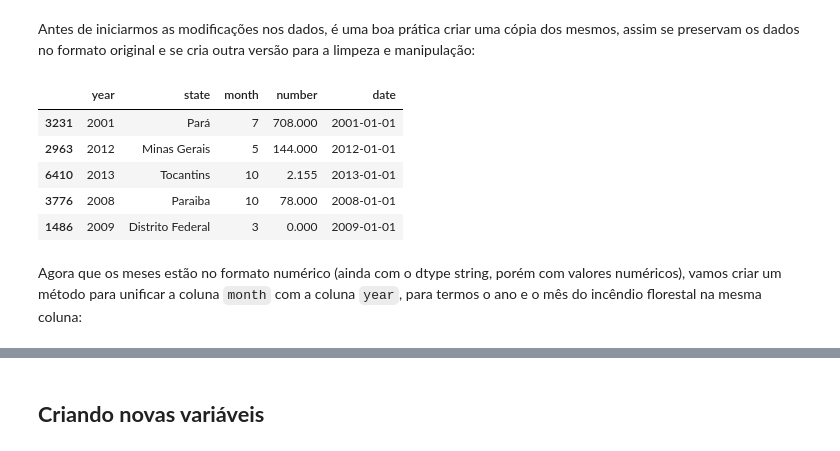
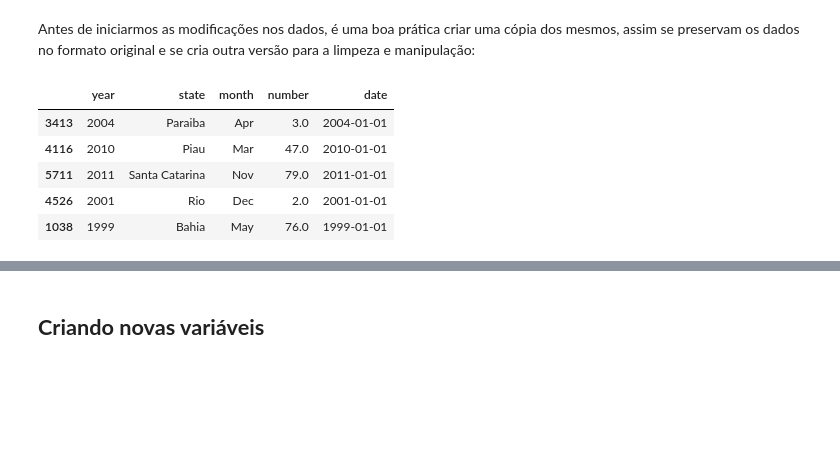
Before and after one commit to JoSEPHDev2022/Forest_Fires_Brazil, a Jupyter notebook: relatorio.ipynb, the cells around one changed output, grey strips where cells are left out. Drawn from its saved outputs; the diff is of its cells as text; code cells hidden in the pictures; blank space fills up the shorter version.

```diff
--- a/relatorio.ipynb
+++ b/relatorio.ipynb
@@ -180,27 +178,27 @@ Nessa etapa, iremos realizar todas as modificações e tratamentos que descrevem
 # %% [markdown]
 ## **Reformulando formato de data**:
 # %%
-def month_string_to_int(df: pd.DataFrame) -> pd.DataFrame:
+def month_translator(df: pd.DataFrame) -> pd.DataFrame:
     '''Essa função pega um Dataframe fornecido pelo usuário e altera
-    os valores dos meses de linhas de texto para números.
+    os valores dos meses de Português para Inglês.
 
     Utilizando uma função lambda, checamos cada string dos meses, onde cada
-    uma delas recebe um número equivalente ao mês do ano.
+    uma delas recebe o nome apropriado.
     '''
     df['month'] = df['month'].apply(
         lambda month_id:
-        1 if month_id == 'Janeiro' else
-        2 if month_id == 'Fevereiro' else
-        3 if month_id == 'Março' else
-        4 if month_id == 'Abril' else
-        5 if month_id == 'Maio' else
-        6 if month_id == 'Junho' else
-        7 if month_id == 'Julho' else
-        8 if month_id == 'Agosto' else
-        9 if month_id == 'Setembro' else
-        10 if month_id == 'Outubro' else
-        11 if month_id == 'Novembro' else
-        12 if month_id == 'Dezembro' else
+        'Jan' if month_id == 'Janeiro' else
+        'Feb' if month_id == 'Fevereiro' else
+        'Mar' if month_id == 'Março' else
+        'Apr' if month_id == 'Abril' else
+        'May' if month_id == 'Maio' else
+        'Jun' if month_id == 'Junho' else
+        'Jul' if month_id == 'Julho' else
+        'Aug' if month_id == 'Agosto' else
+        'Sep' if month_id == 'Setembro' else
+        'Oct' if month_id == 'Outubro' else
+        'Nov' if month_id == 'Novembro' else
+        'Dec' if month_id == 'Dezembro' else
         month_id
     )
 # %% [markdown]
@@ -210,16 +208,14 @@ Antes de iniciarmos as modificações nos dados, é uma boa prática criar uma c
 data_clean = data.copy()
 # %%
 # Aplicando a função no dataset:
-data_clean == month_string_to_int(data_clean)
+data_clean == month_translator(data_clean)
 
 # Exibindo novos resultados:
 data_clean.sample(5)
 # %% [output]
 |  | year | state | month | number | date |
-| 3231 | 2001 | Pará | 7 | 708.000 | 2001-01-01 |
-| 2963 | 2012 | Minas Gerais | 5 | 144.000 | 2012-01-01 |
-| 6410 | 2013 | Tocantins | 10 | 2.155 | 2013-01-01 |
-| 3776 | 2008 | Paraiba | 10 | 78.000 | 2008-01-01 |
-| 1486 | 2009 | Distrito Federal | 3 | 0.000 | 2009-01-01 |
+| 3413 | 2004 | Paraiba | Apr | 3.0 | 2004-01-01 |
+| 4116 | 2010 | Piau | Mar | 47.0 | 2010-01-01 |
+| 5711 | 2011 | Santa Catarina | Nov | 79.0 | 2011-01-01 |
+| 4526 | 2001 | Rio | Dec | 2.0 | 2001-01-01 |
+| 1038 | 1999 | Bahia | May | 76.0 | 1999-01-01 |
-# %% [markdown]
-Agora que os meses estão no formato numérico (ainda com o dtype string, porém com valores numéricos), vamos criar um método para unificar a coluna `month` com a coluna `year`, para termos o ano e o mês do incêndio florestal na mesma coluna:
```
Also changed, not shown: parts of 23 cells of this notebook.
